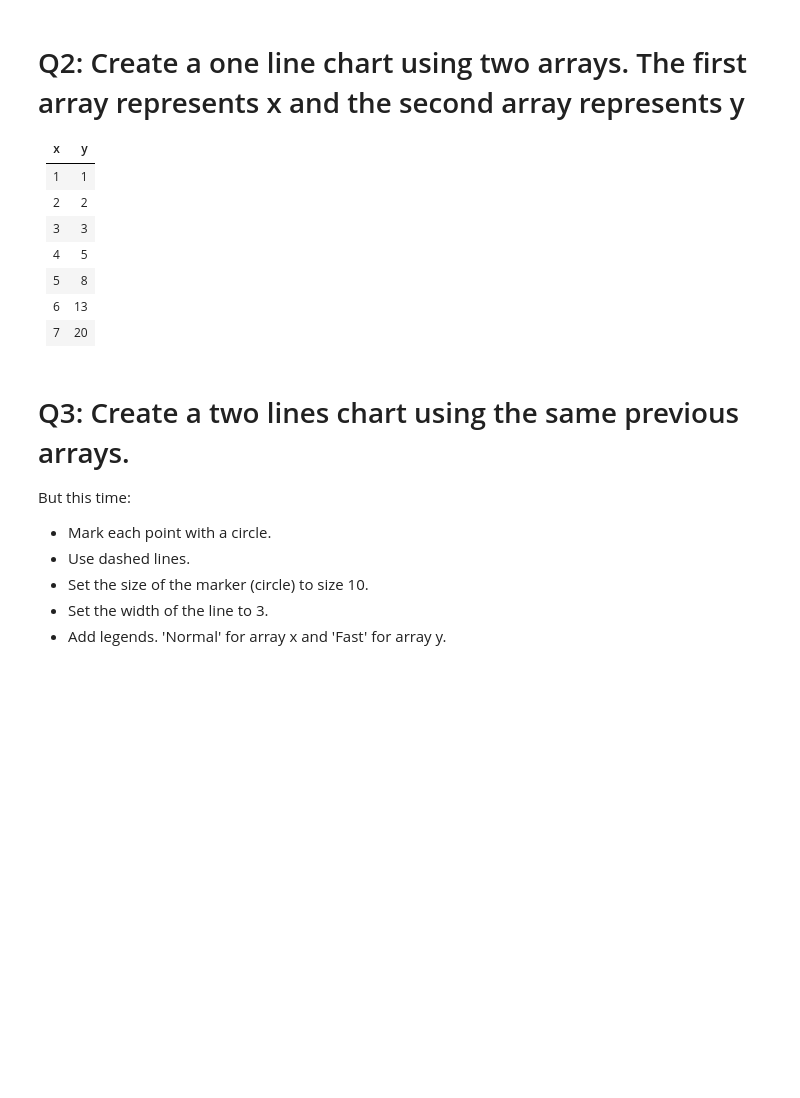
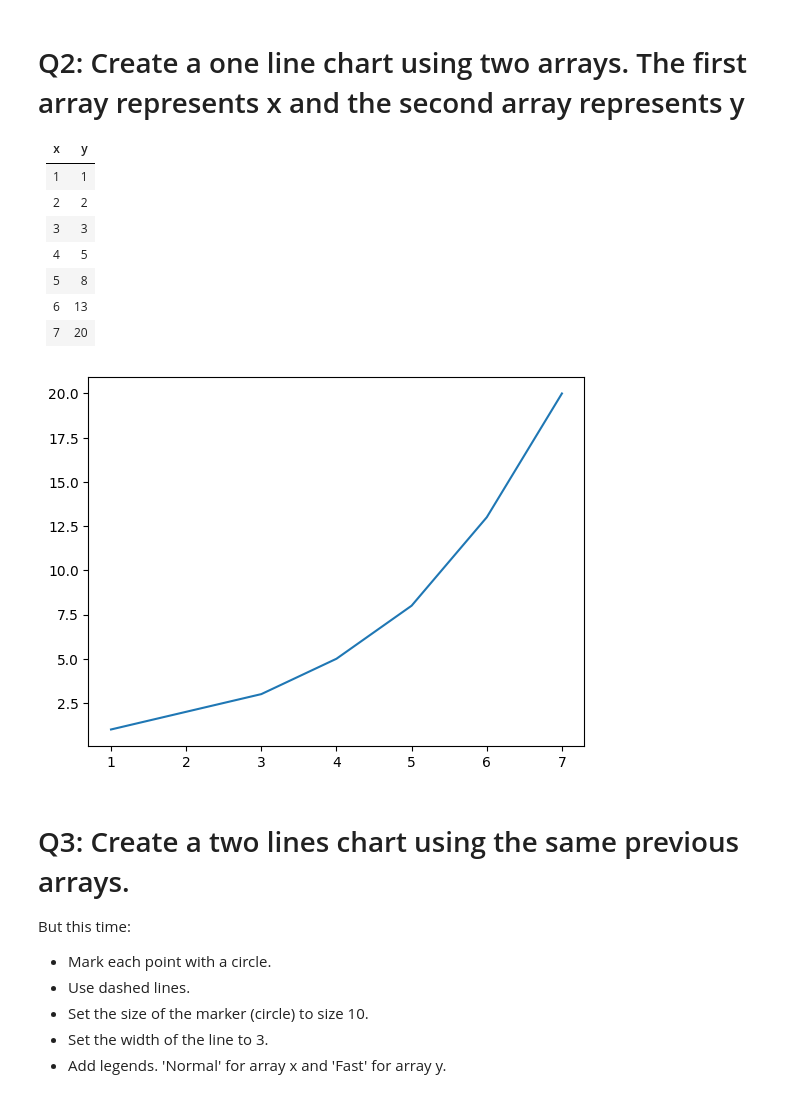
Before and after one commit to Tuwaiq-Data-Science-Bootcamp/Day8-Lab2-Matplotlib, a Jupyter notebook: Day#8_Matplotlib_Assignment2.ipynb, the cells around one changed output. Drawn from its saved outputs; the diff is of its cells as text; code cells hidden in the pictures; blank space fills up the shorter version.

```diff
--- a/Day#8_Matplotlib_Assignment2.ipynb
+++ b/Day#8_Matplotlib_Assignment2.ipynb
@@ -16,7 +16,12 @@ import numpy as np
 | 6    | 13      |
 | 7    | 20      |
 # %%
-# write your code here ^_^
+x = [1,2,3,4,5,6,7]
+y = [1,2,3,5,8,13,20]
+
+plt.plot(x,y);
+# %% [output]
+[figure, added]
 # %% [markdown]
 # Q3: Create a two lines chart using the same previous arrays.
 But this time:
```
Also changed, not shown: parts of 7 cells of this notebook.
